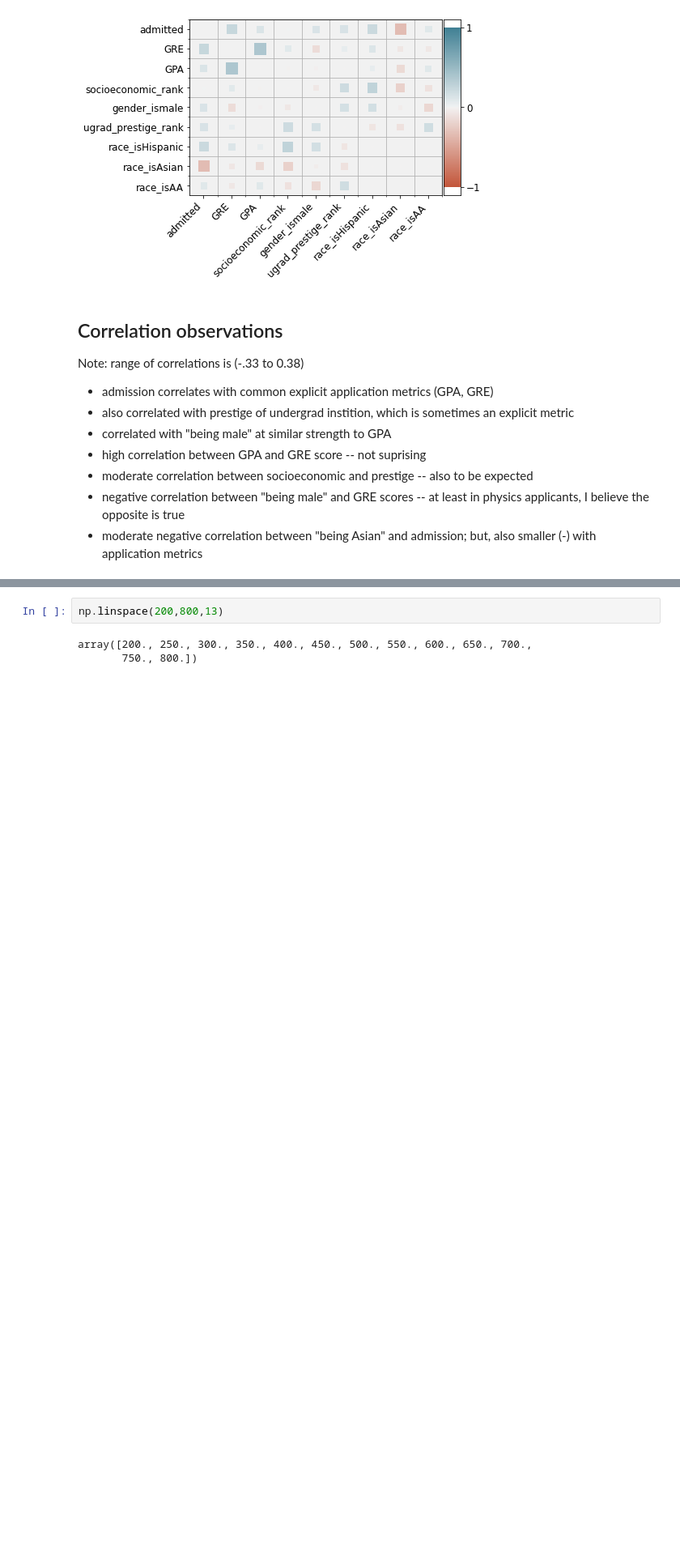
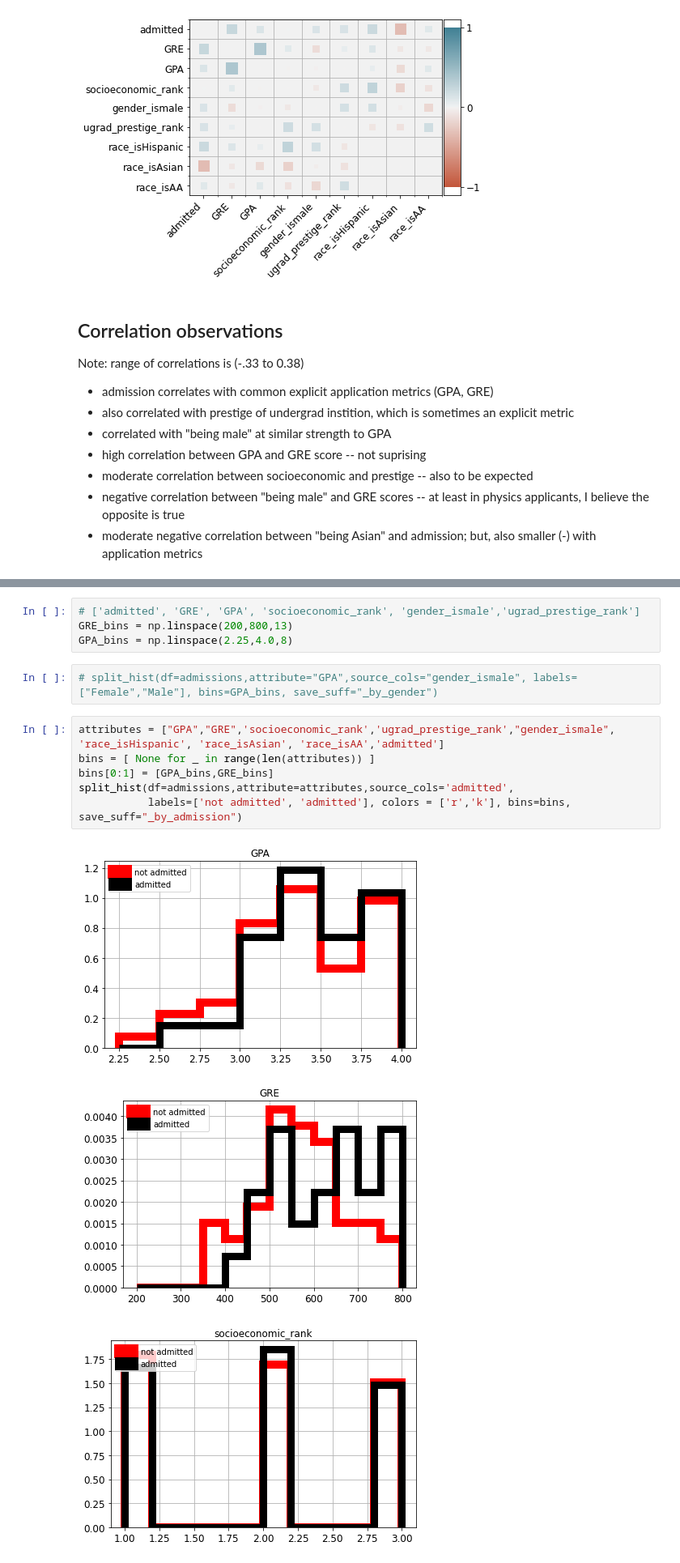
Before and after one commit to Reiff/Kaggle-Dataset-Work, a Jupyter notebook: USA_College_Admission/admissions_data_exp_and_model_training.ipynb, the cells around one changed output, grey strips where cells are left out. Shown at 81% size. Drawn from its saved outputs; the diff is of its cells as text; blank space fills up the shorter version.

Commit message:
distributions by admission, race, and gender
Added function for efficient plotting of histograms differentiated by categories. Some observations added to readme

```diff
--- a/USA_College_Admission/admissions_data_exp_and_model_training.ipynb
+++ b/USA_College_Admission/admissions_data_exp_and_model_training.ipynb
@@ -236,5 +244,16 @@ for ind in range(0,len(attributes)):
-# %%
-np.linspace(200,800,13)
-# %% [output]
-array([200., 250., 300., 350., 400., 450., 500., 550., 600., 650., 700.,
-       750., 800.])
+# %%
+# ['admitted', 'GRE', 'GPA', 'socioeconomic_rank', 'gender_ismale','ugrad_prestige_rank']
+GRE_bins = np.linspace(200,800,13)
+GPA_bins = np.linspace(2.25,4.0,8)
+# %%
+# split_hist(df=admissions,attribute="GPA",source_cols="gender_ismale", labels=["Female","Male"], bins=GPA_bins, save_suff="_by_gender")
+# %%
+attributes = ["GPA","GRE",'socioeconomic_rank','ugrad_prestige_rank',"gender_ismale", 'race_isHispanic', 'race_isAsian', 'race_isAA','admitted']
+bins = [ None for _ in range(len(attributes)) ]
+bins[0:1] = [GPA_bins,GRE_bins]
+split_hist(df=admissions,attribute=attributes,source_cols='admitted',
+           labels=['not admitted', 'admitted'], colors = ['r','k'], bins=bins, save_suff="_by_admission")
+# %% [output]
+[figure, added]
+[figure, added]
+[figure, added]
```
Also changed, not shown: parts of 11 cells of this notebook, 34 other files.
